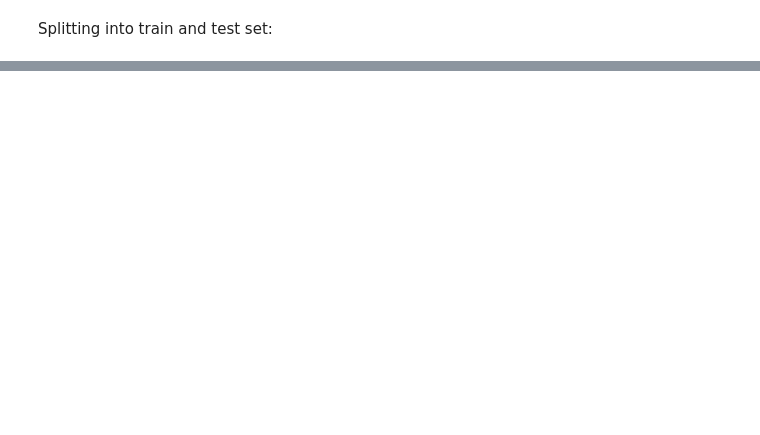
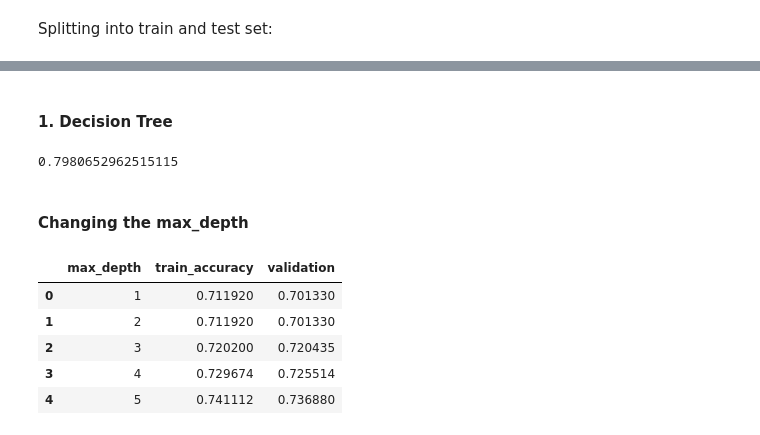
Before and after one commit to pritjee/Springboard, a Jupyter notebook: Fake_Job_prediction_feature_engineering.ipynb, the cells around one changed output, grey strips where cells are left out. Saved outputs shown, nothing was run; the diff lists cells and outputs as text; code cells hidden in the pictures; blank space fills up the shorter version.

```diff
--- a/Fake_Job_prediction_feature_engineering.ipynb
+++ b/Fake_Job_prediction_feature_engineering.ipynb
@@ -661,4 +686,4 @@ normalizing the dataset:
 # %%
 from sklearn.preprocessing import StandardScaler
 ss=StandardScaler()
-X_norm=ss.fit_transform(X)
+X_norm=ss.fit_transform(df[categorical])
@@ -679,0 +713,2 @@ X_train.shape,y_train.shape,X_test.shape,y_test.shape
+# %% [markdown]
+#### 1. Decision Tree
@@ -679,0 +720,7 @@ X_train.shape,y_train.shape,X_test.shape,y_test.shape
+# %%
+from sklearn.metrics import accuracy_score
+accuracy_score(y_test,y_predict)
+# %% [output]
+0.7980652962515115
+# %% [markdown]
+#### Changing the max_depth
@@ -679,0 +735,10 @@ X_train.shape,y_train.shape,X_test.shape,y_test.shape
+# %%
+frame=pd.DataFrame({'max_depth':range(1,20),'train_accuracy':train_accuracy,'validation':validation})
+frame.head()
+# %% [output]
+|  | max_depth | train_accuracy | validation |
+| 0 | 1 | 0.711920 | 0.701330 |
+| 1 | 2 | 0.711920 | 0.701330 |
+| 2 | 3 | 0.720200 | 0.720435 |
+| 3 | 4 | 0.729674 | 0.725514 |
+| 4 | 5 | 0.741112 | 0.736880 |
```
Also changed, not shown: parts of 20 cells of this notebook.
